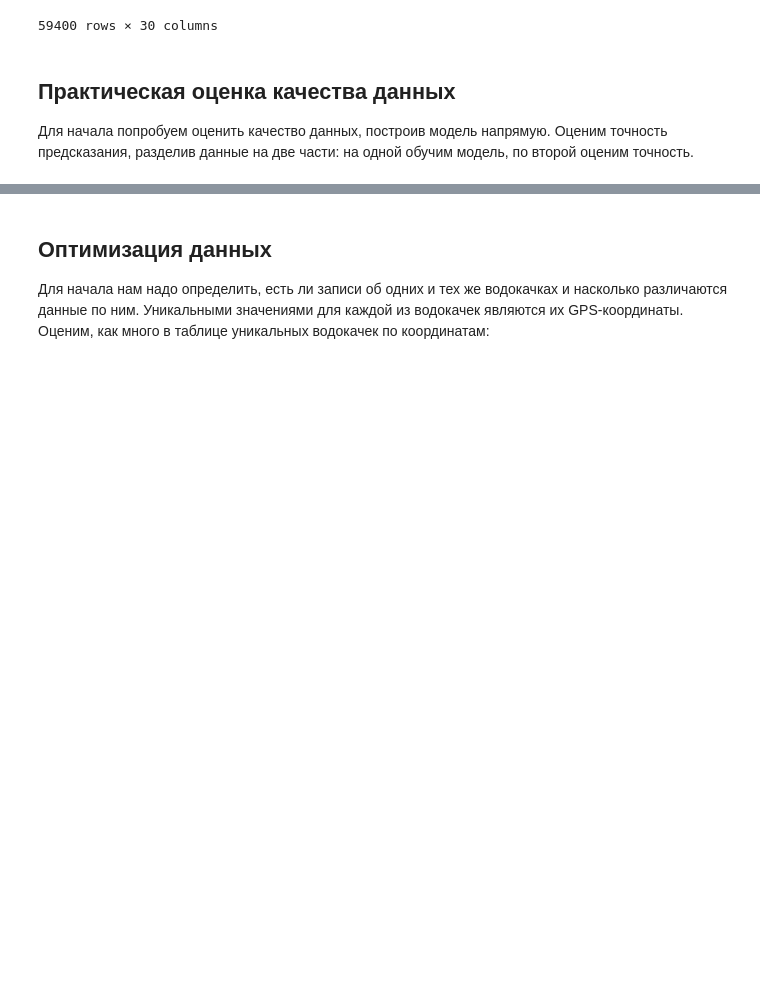
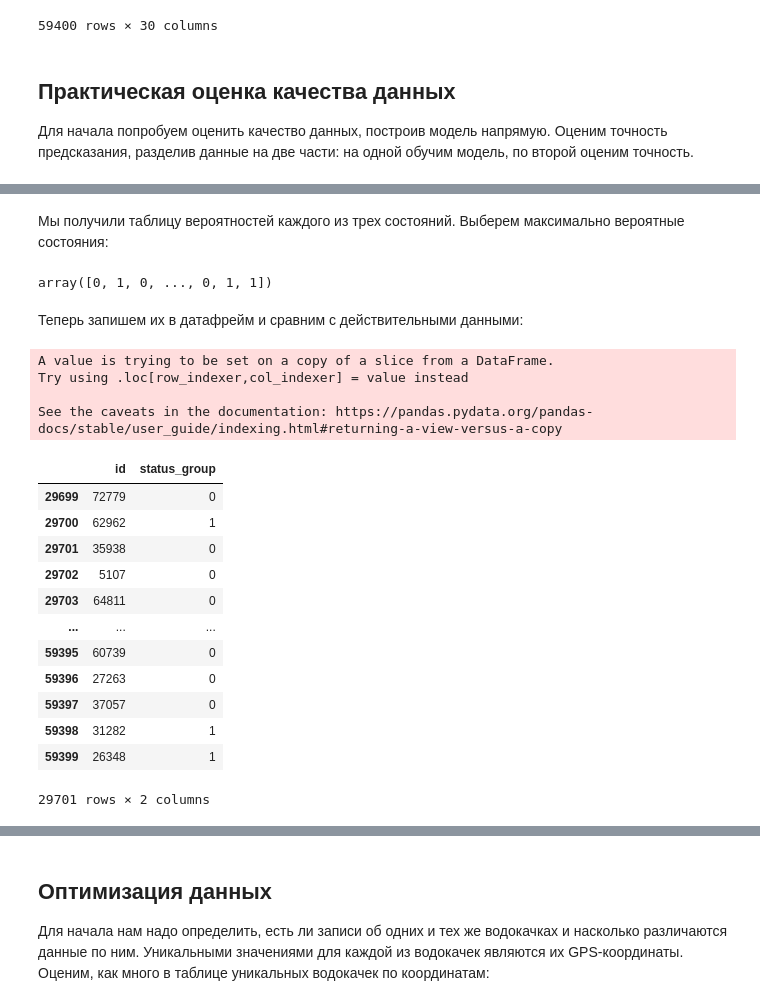
Before and after one commit to jzx81/MyContests, a Jupyter notebook: MyContest.ipynb, the cells around one changed output, grey strips where cells are left out. Saved outputs shown, nothing was run; the diff lists cells and outputs as text; code cells hidden in the pictures; blank space fills up the shorter version.

```diff
--- a/MyContest.ipynb
+++ b/MyContest.ipynb
@@ -249,0 +141,5 @@ answ = predictions[:,0].astype(int)
+# %%
+TrainX1 = TrainingX[:29700]
+TrainY1 = TrainingY[:29700]
+TestX2 = TrainingX[29700:]
+TestY2 = TrainingY[29700:]
@@ -249,0 +210,10 @@ answ = predictions[:,0].astype(int)
+# %%
+TrainY1.replace(to_replace="functional", value=0, inplace=True)
+TrainY1.replace(to_replace="non functional", value=1, inplace=True)
+TrainY1.replace(to_replace="functional needs repair", value=2, inplace=True)
+
+ctrainY = TrainY1
+ctrainY = ctrainY.to_numpy()
+ctrainY = ctrainY[:, 1]
+ctrainY = ctrainY.astype(float)
+ctrainY
@@ -249,0 +256,33 @@ answ = predictions[:,0].astype(int)
+# %% [markdown]
+Мы получили таблицу вероятностей каждого из трех состояний. Выберем максимально вероятные состояния:
+# %%
+answ = predictions[:, 0].astype(int)
+for ii in range (0, len(predictions)):
+    answ[ii] = predictions[ii].argmax();
+answ
+# %% [output]
+array([0, 1, 0, ..., 0, 1, 1])
+# %% [markdown]
+Теперь запишем их в датафрейм и сравним с действительными данными:
+# %%
+TestY = TestY2
+TestY['status_group'] = answ
+TestY
+# %% [output]
+A value is trying to be set on a copy of a slice from a DataFrame.
+Try using .loc[row_indexer,col_indexer] = value instead
+
+See the caveats in the documentation: https://pandas.pydata.org/pandas-docs/stable/user_guide/indexing.html#returning-a-view-versus-a-copy
+|  | id | status_group |
+| 29699 | 72779 | 0 |
+| 29700 | 62962 | 1 |
+| 29701 | 35938 | 0 |
+| 29702 | 5107 | 0 |
+| 29703 | 64811 | 0 |
+| ... | ... | ... |
+| 59395 | 60739 | 0 |
+| 59396 | 27263 | 0 |
+| 59397 | 37057 | 0 |
+| 59398 | 31282 | 1 |
+| 59399 | 26348 | 1 |
+29701 rows × 2 columns
```
Also changed, not shown: parts of 35 cells of this notebook.
